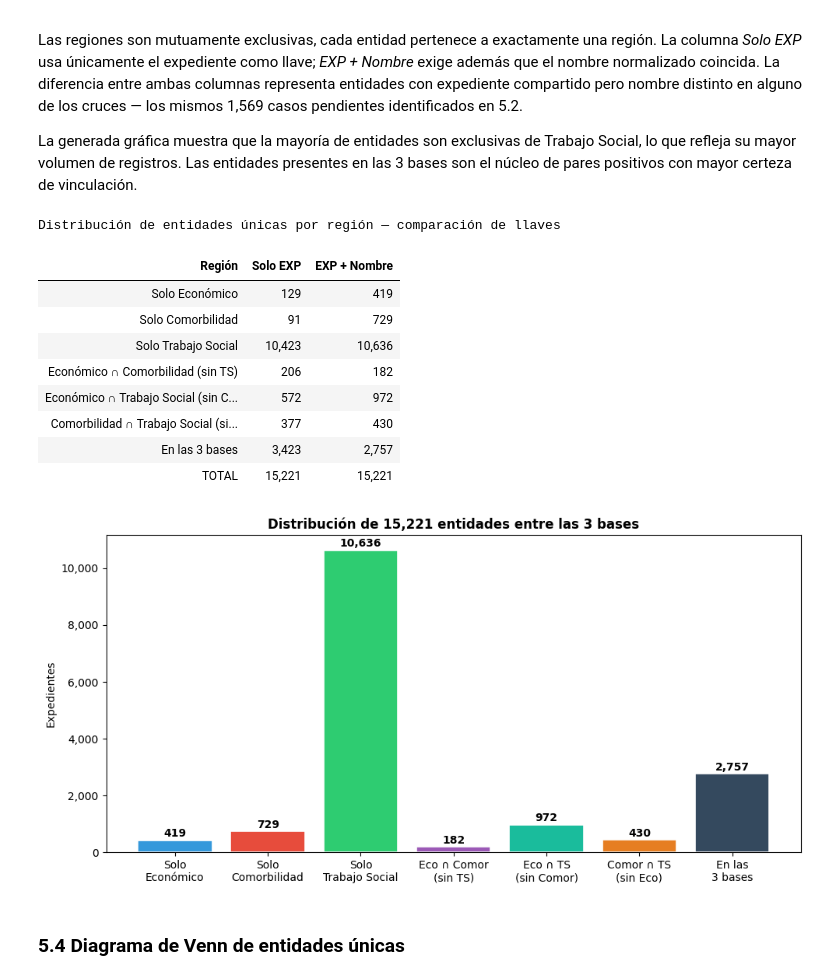
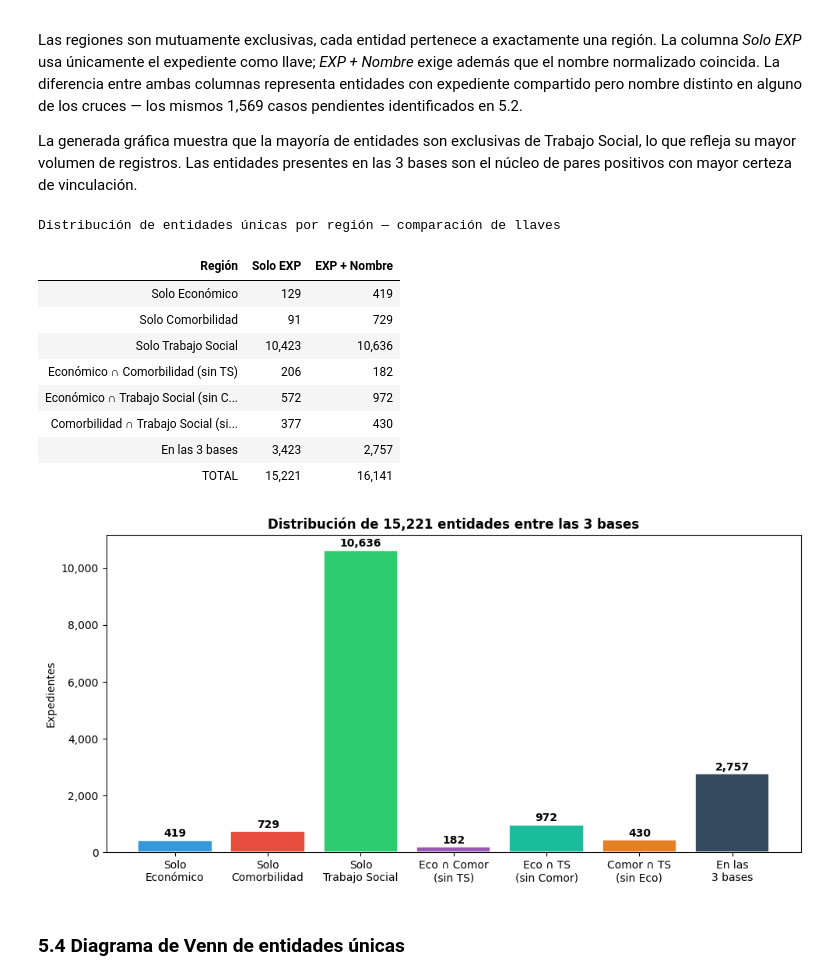
Before and after one commit to UzielLujan/entity-resolution-nlp, a Jupyter notebook: notebooks/Duplicados_INER.ipynb, the cells around one changed output. Cells and saved outputs as stored; diff of their text form; code cells hidden in the pictures.

```diff
--- a/notebooks/Duplicados_INER.ipynb
+++ b/notebooks/Duplicados_INER.ipynb
@@ -16,16 +16,17 @@ import matplotlib.ticker as mticker
 import re
 import unicodedata
 from math import comb
+import sys
+from pathlib import Path
 
-ruta_base = Path().absolute().parent
-ruta_datos = ruta_base / 'data'
-archivo_1 = 'INER_COVID19_CostoPacientes_Econo.csv'
-archivo_2 = 'INER_COVID19_Pacientes_DiagnosticoComorbilidad.csv'
-archivo_3 = 'INER_COVID19_TrabajoSocial.csv'
+from regex import R
 
-df_economico = pd.read_csv(ruta_datos / archivo_1)
-df_comorbilidad = pd.read_csv(ruta_datos / archivo_2)
-df_trabajo_social = pd.read_csv(ruta_datos / archivo_3)
+sys.path.insert(0, str(Path('..').resolve() / 'src'))
+from record_linkage.config import RAW_FILES, check_paths, FIGURES_DIR
+
+df_economico = pd.read_csv( RAW_FILES['econo'])
+df_comorbilidad = pd.read_csv(RAW_FILES['comorbilidad'])
+df_trabajo_social = pd.read_csv(RAW_FILES['trabajo_social'])
 # Quitamos columna Unamed: 19 de CSV Trabajo Social
 df_trabajo_social = df_trabajo_social.loc[:, ~df_trabajo_social.columns.str.contains('^Unnamed')]
 
@@ -863,6 +864,20 @@ conf_eco_only       = exp_econ_conf  - matched_eco_comor - matched_eco_ts
 conf_comor_only     = exp_comor_conf - matched_eco_comor - matched_comor_ts
 conf_ts_only        = exp_ts_conf    - matched_eco_ts    - matched_comor_ts
 
+total_identidades  = len(pares_econ_v2 | pares_comor_v2 | pares_ts_v2)  # (EXP, nombre_norm) únicos
+
+regiones = [
+    ('Solo Económico',                          len(exp_eco_only),       len(conf_eco_only)),
+    ('Solo Comorbilidad',                        len(exp_comor_only),     len(conf_comor_only)),
+    ('Solo Trabajo Social',                      len(exp_ts_only),        len(conf_ts_only)),
+    ('Económico ∩ Comorbilidad (sin TS)',        len(exp_eco_comor_only), len(conf_eco_comor_only)),
+    ('Económico ∩ Trabajo Social (sin Comor)',   len(exp_eco_ts_only),    len(conf_eco_ts_only)),
+    ('Comorbilidad ∩ Trabajo Social (sin Eco)',  len(exp_comor_ts_only),  len(conf_comor_ts_only)),
+    ('En las 3 bases',                           len(exp_all_3),          len(matched_all_3)),
+    ('TOTAL',                                    total_entidades,         total_identidades),
+]
+
+'''
 regiones = [
     ('Solo Económico',                          len(exp_eco_only),       len(conf_eco_only)),
     ('Solo Comorbilidad',                        len(exp_comor_only),     len(conf_comor_only)),
@@ -873,7 +888,7 @@ regiones = [
     ('En las 3 bases',                           len(exp_all_3),          len(matched_all_3)),
     ('TOTAL',                                    total_entidades,         total_entidades),
 ]
-
+'''
 display(
     pd.DataFrame(regiones, columns=['Región', 'Solo EXP', 'EXP + Nombre']).style
     .format({'Solo EXP': '{:,}', 'EXP + Nombre': '{:,}'})
@@ -891,36 +906,37 @@ labels = [
 
 values = [
     len(conf_eco_only), len(conf_comor_only), len(conf_ts_only),
     len(conf_eco_comor_only), len(conf_eco_ts_only),
     len(conf_comor_ts_only), len(matched_all_3)
 ]
 colors = ['#3498db', '#e74c3c', '#2ecc71', '#9b59b6', '#1abc9c', '#e67e22', '#34495e']
 
 fig, ax = plt.subplots(figsize=(10, 5))
 bars = ax.bar(labels, values, color=colors, edgecolor='white', linewidth=1.2)
 for bar, v in zip(bars, values):
+
     ax.text(bar.get_x() + bar.get_width() / 2, bar.get_height() + 50,
             f'{v:,}', ha='center', va='bottom', fontsize=10, fontweight='bold')
 
 ax.set_ylabel('Expedientes')
 ax.set_title(f'Distribución de {total_entidades:,} entidades entre las 3 bases',
              fontsize=12, fontweight='bold')
 ax.yaxis.set_major_formatter(mticker.FuncFormatter(lambda x, _: f'{int(x):,}'))
 plt.tight_layout()
-plt.savefig(ruta_base / 'Reporte_Consultoría' / 'Figuras' / 'distribucion_entidades_venn.png',
-            dpi=150, bbox_inches='tight')
+#plt.savefig(ruta_base / 'Reporte_Consultoría' / 'Figuras' / 'distribucion_entidades_venn.png',
+#            dpi=150, bbox_inches='tight')
 plt.show()
 # %% [output]
 Distribución de entidades únicas por región — comparación de llaves
 | Región | Solo EXP | EXP + Nombre |
 | Solo Económico | 129 | 419 |
 | Solo Comorbilidad | 91 | 729 |
 | Solo Trabajo Social | 10,423 | 10,636 |
 | Económico ∩ Comorbilidad (sin TS) | 206 | 182 |
 | Económico ∩ Trabajo Social (sin C... | 572 | 972 |
 | Comorbilidad ∩ Trabajo Social (si... | 377 | 430 |
 | En las 3 bases | 3,423 | 2,757 |
-| TOTAL | 15,221 | 15,221 |
+| TOTAL | 15,221 | 16,141 |
 [figure]
 # %% [markdown]
 ### 5.4 Diagrama de Venn de entidades únicas
```
Also changed, not shown: parts of 2 cells of this notebook.
